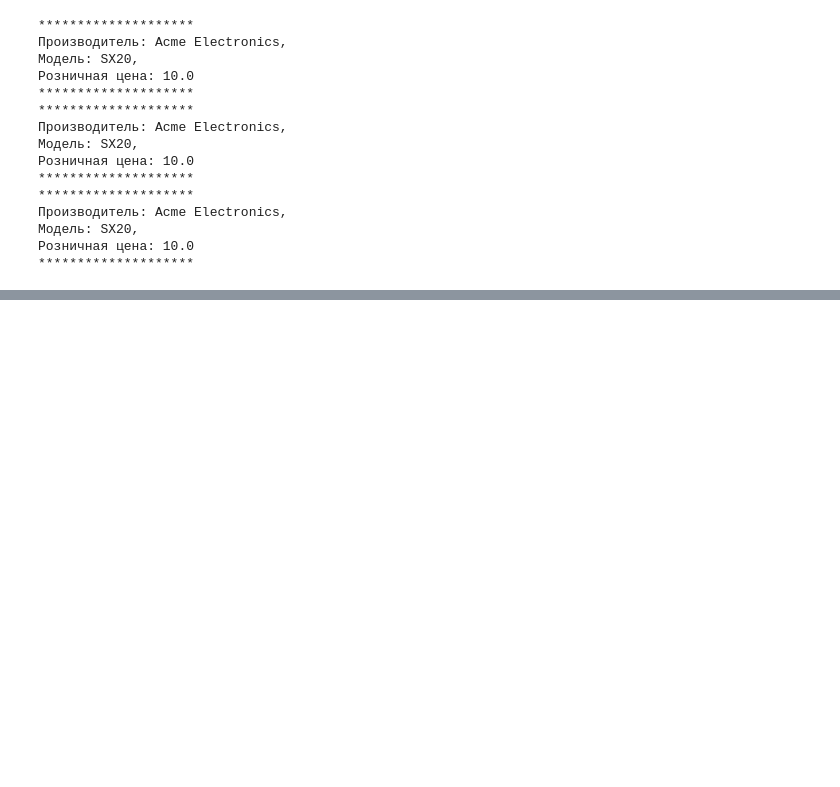
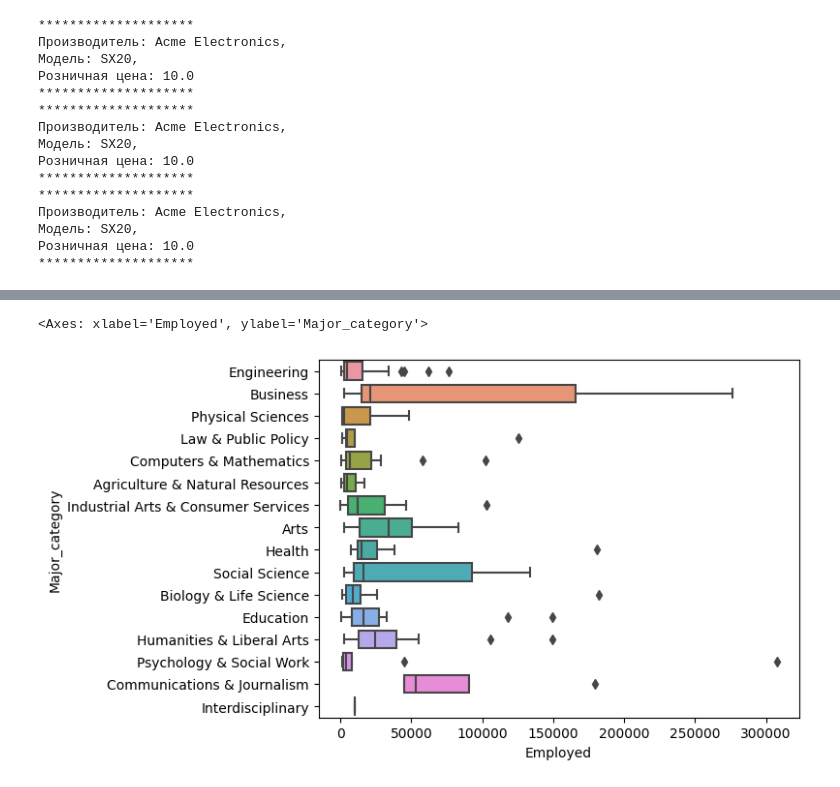
Before and after one commit to enikolaev/Algorithmization_and_programming, a Jupyter notebook: Lectures.ipynb, the cells around one changed output, grey strips where cells are left out. Saved outputs shown, nothing was run; the diff lists cells and outputs as text; code cells hidden in the pictures; blank space fills up the shorter version.

```diff
--- a/Lectures.ipynb
+++ b/Lectures.ipynb
@@ -1490,0 +1603,7 @@ while not end_of_file:
+# %%
+major_categories = data[['Major_category', 'Employed']]
+sns.boxplot(x=major_categories['Employed'],
+            y=major_categories['Major_category'])
+# %% [output]
+<Axes: xlabel='Employed', ylabel='Major_category'>
+[figure, added]
```
Also changed, not shown: parts of 19 cells of this notebook.
